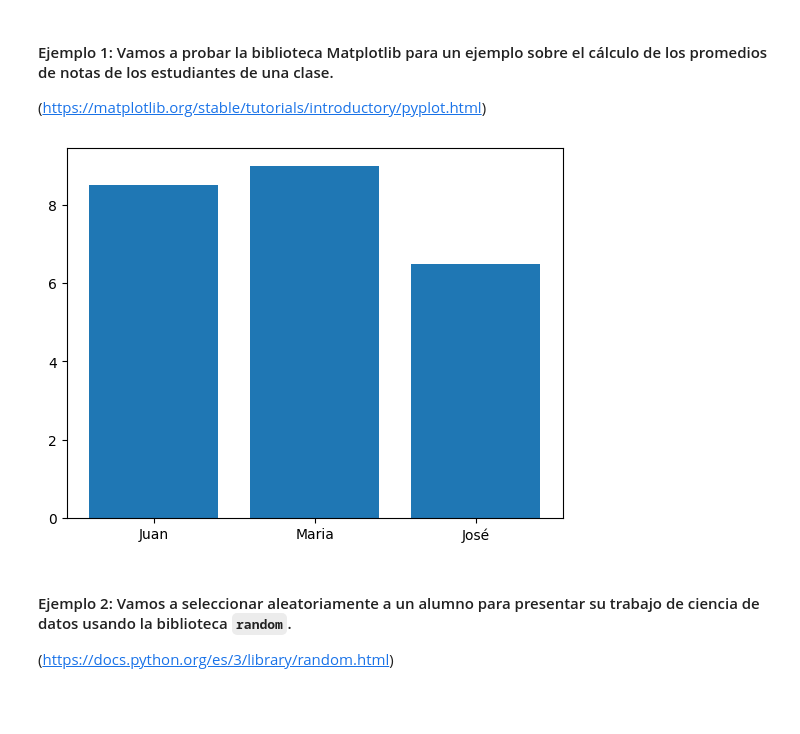
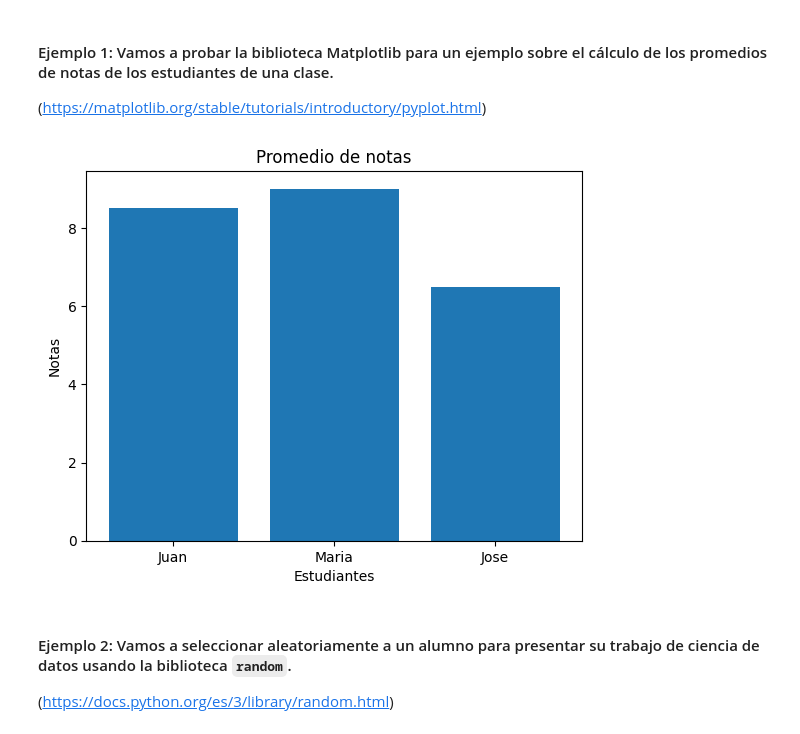
Before and after one commit to luke9301/Amigo-Secreto, a Jupyter notebook: Python_para_Data_Science.ipynb, the cells around one changed output. Drawn from its saved outputs; the diff is of its cells as text; code cells hidden in the pictures; blank space fills up the shorter version.

```diff
--- a/Python_para_Data_Science.ipynb
+++ b/Python_para_Data_Science.ipynb
@@ -53,13 +50,20 @@ import matplotlib.pyplot as plt
 # %%
 from matplotlib import pyplot as plt
 # %%
-estudaintes = ['Juan', 'Maria', 'José']
+estudiantes = ['Juan', 'Maria', 'Jose']
 notas = [8.5, 9.0, 6.5]
-# %%
-plt.bar(x= estudaintes, height= notas)
-plt.show()
-# %% [output]
-[figure, removed]
+# %%
+#el primer argumento representa (x) y el segundo (y)
+plt.bar(estudiantes, notas)
+# nombre al eje y
+plt.ylabel('Notas')
+# nombre al eje y
+plt.xlabel('Estudiantes')
+#NOmbre gráfico
+plt.title('Promedio de notas')
+plt.show()
+# %% [output]
+[figure, added]
 # %% [markdown]
 #### Ejemplo 2: Vamos a seleccionar aleatoriamente a un alumno para presentar su trabajo de ciencia de datos usando la biblioteca `random`.
 
```
Also changed, not shown: parts of 65 cells of this notebook.
